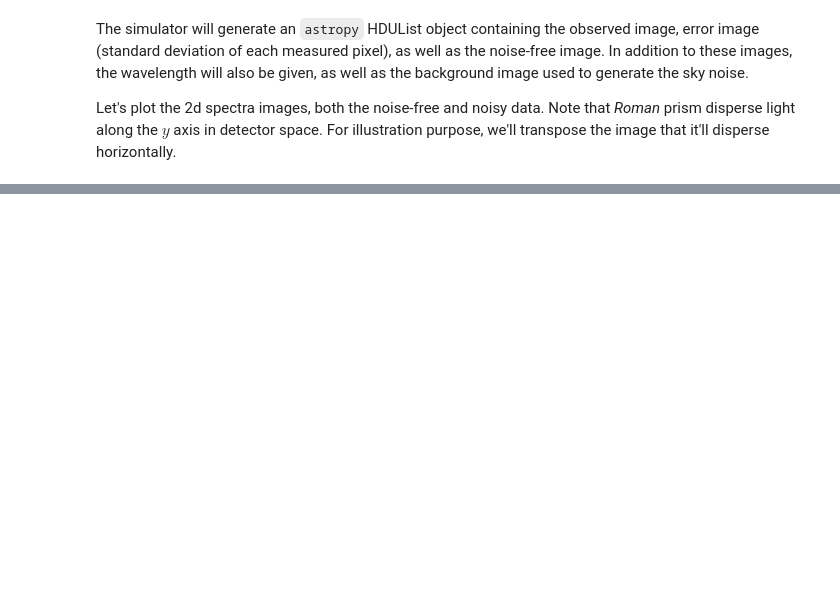
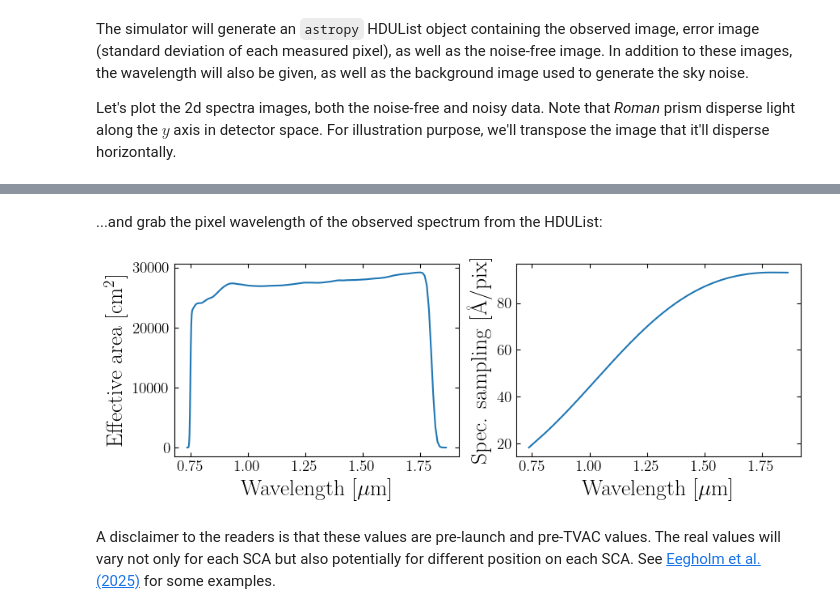
Before and after one commit to sangeetak20/RomanSpectraDataChallenge, a Jupyter notebook: 1d_spectral_extraction_using_simple_summation_and_optimum_spectral_extraction.ipynb, the cells around one changed output, grey strips where cells are left out. Cells and saved outputs as stored; diff of their text form; code cells hidden in the pictures; blank space fills up the shorter version.

```diff
--- a/1d_spectral_extraction_using_simple_summation_and_optimum_spectral_extraction.ipynb
+++ b/1d_spectral_extraction_using_simple_summation_and_optimum_spectral_extraction.ipynb
@@ -443,6 +403,8 @@ for k in range(len(dKs)):
 # %%
 AEff  = RomanEffectiveArea()
 prism = RomanPrism(oversample=1)
+# %% [markdown]
+...and grab the pixel wavelength of the observed spectrum from the HDUList:
 # %%
 wavePix = hduList['WAVEPIX', 1].data['wavelength'] * u.Unit(hduList['WAVEPIX', 1].header['TUNIT1'])
 
@@ -455,3 +413,26 @@ dispersion
+# %%
+## Plot the effective area and dispersion to get a sense of what they look like
+nCols = 2
+nRows = 1
+
+xSize = 10
+ySize = nRows * xSize / nCols / GOLDEN_RATIO
+
+fig, axes = plt.subplots(figsize=(xSize, ySize), ncols=nCols, nrows=nRows, sharex=True, sharey=False)
+
+axes[0].plot(wavePix.to(u.micron), effArea)
+
+axes[0].set_ylabel(r'Effective area [cm$^2$]');
+
+axes[1].plot(wavePix.to(u.micron), dispersion)
+
+for i in range(nCols):
+    axes[i].set_xlabel(r'Wavelength [$\mu$m]');
+axes[1].set_ylabel(r'Spec. sampling [\AA/pix]');
+# %% [output]
+[figure, added]
+# %% [markdown]
+A disclaimer to the readers is that these values are pre-launch and pre-TVAC values. The real values will vary not only for each SCA but also potentially for different position on each SCA. See <a href="https://www.spiedigitallibrary.org/journals/Journal-of-Astronomical-Telescopes-Instruments-and-Systems/volume-11/issue-02/025001/Compact-prism-assembly-for-slit-less-spectroscopy-capability-in-Roman/10.1117/1.JATIS.11.2.025001.full">Eegholm et al. (2025)</a> for some examples.
 # %%
 ## To compare between the extracted calibrated spectrum and the true supernova spectrum, we're going to re-use SNCosmo
 ## to generate the true 1d spectra in wavePix grid
```
Also changed, not shown: parts of 21 cells of this notebook, 1 other file.
